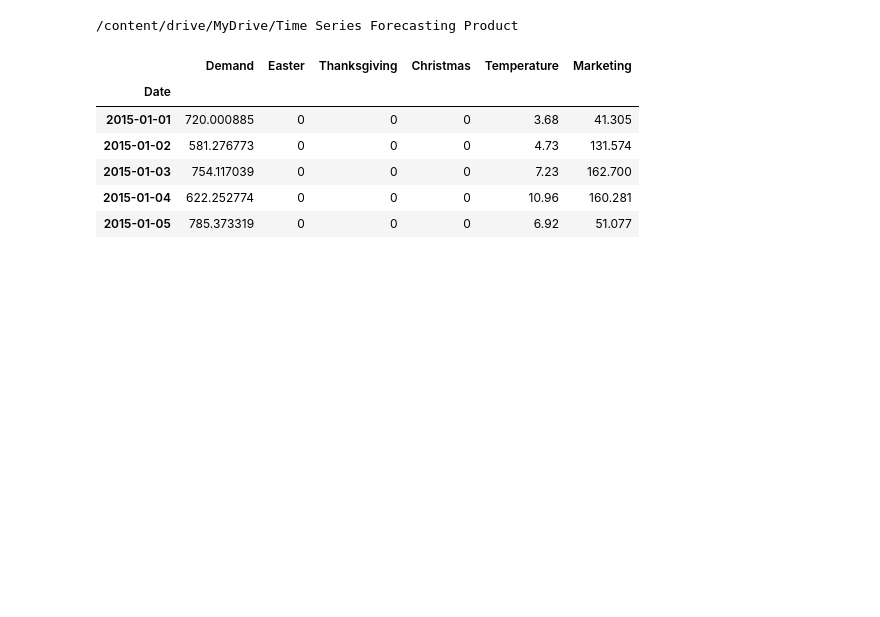
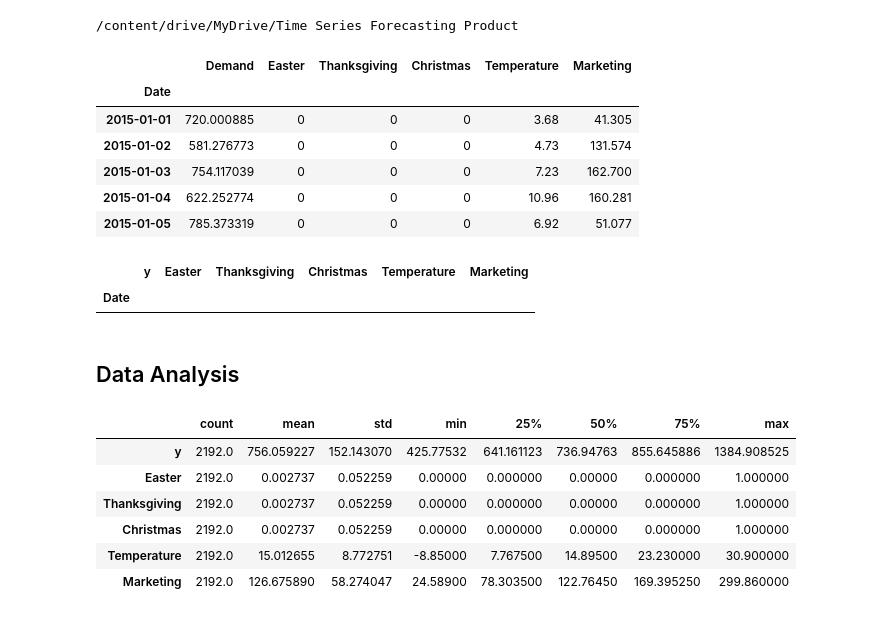
Before and after one commit to mrcruz117/EDA_Template, a Jupyter notebook: EDA_Template.ipynb, the cells around one changed output. Saved outputs shown, nothing was run; the diff lists cells and outputs as text; code cells hidden in the pictures; blank space fills up the shorter version.

Commit message:
summary statistics

```diff
--- a/EDA_Template.ipynb
+++ b/EDA_Template.ipynb
@@ -29,3 +29,23 @@ df.head()
 | 2015-01-03 | 754.117039 | 0 | 0 | 0 | 7.23 | 162.700 |
 | 2015-01-04 | 622.252774 | 0 | 0 | 0 | 10.96 | 160.281 |
 | 2015-01-05 | 785.373319 | 0 | 0 | 0 | 6.92 | 51.077 |
+# %%
+# rename demand
+df = df.rename(columns={'Demand': 'y'})
+df.head(0)
+# %% [output]
+|  | y | Easter | Thanksgiving | Christmas | Temperature | Marketing |
+| Date |  |  |  |  |  |  |
+# %% [markdown]
+## Data Analysis
+# %%
+# Summary statistics
+df.describe().transpose()
+# %% [output]
+|  | count | mean | std | min | 25% | 50% | 75% | max |
+| y | 2192.0 | 756.059227 | 152.143070 | 425.77532 | 641.161123 | 736.94763 | 855.645886 | 1384.908525 |
+| Easter | 2192.0 | 0.002737 | 0.052259 | 0.00000 | 0.000000 | 0.00000 | 0.000000 | 1.000000 |
+| Thanksgiving | 2192.0 | 0.002737 | 0.052259 | 0.00000 | 0.000000 | 0.00000 | 0.000000 | 1.000000 |
+| Christmas | 2192.0 | 0.002737 | 0.052259 | 0.00000 | 0.000000 | 0.00000 | 0.000000 | 1.000000 |
+| Temperature | 2192.0 | 15.012655 | 8.772751 | -8.85000 | 7.767500 | 14.89500 | 23.230000 | 30.900000 |
+| Marketing | 2192.0 | 126.675890 | 58.274047 | 24.58900 | 78.303500 | 122.76450 | 169.395250 | 299.860000 |
```
